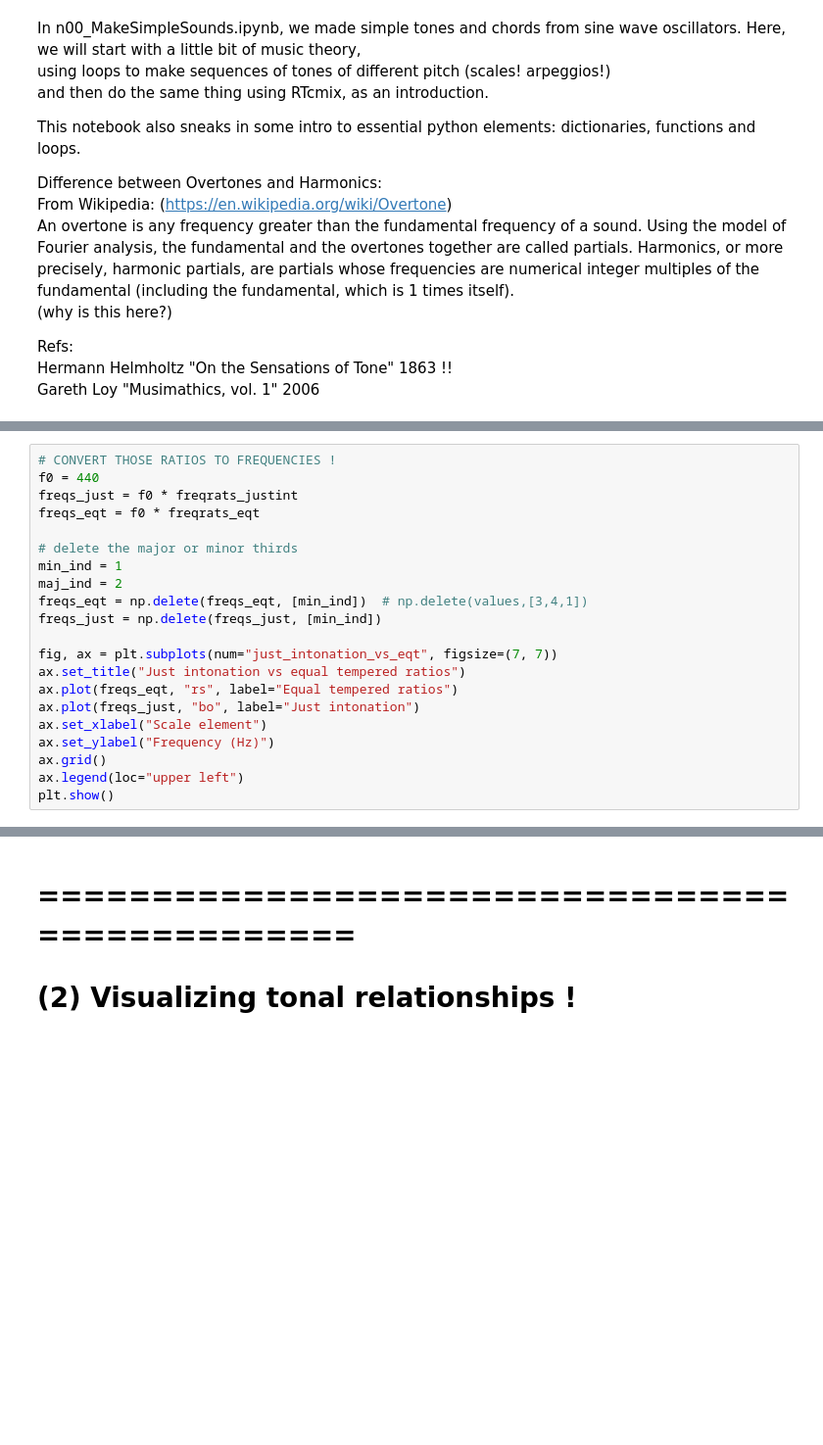
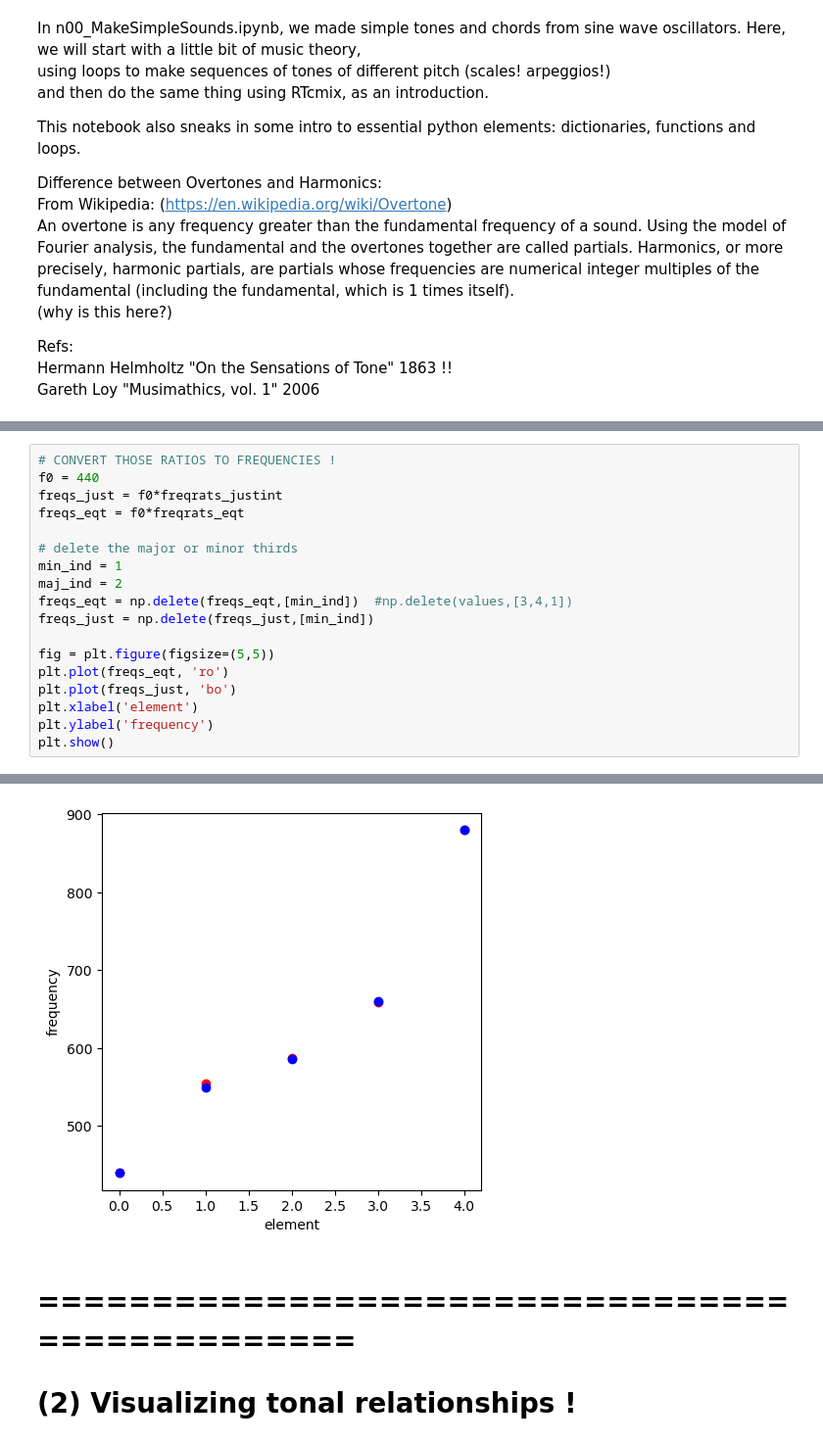
Before and after one commit to benholtzman/datamovies_y21, a Jupyter notebook: notebooks/n02_IntroPitches_noCmix.ipynb, the cells around one changed output, grey strips where cells are left out. Shown at 98% size. Saved outputs shown, nothing was run; the diff lists cells and outputs as text; blank space fills up the shorter version.

```diff
--- a/notebooks/n02_IntroPitches_noCmix.ipynb
+++ b/notebooks/n02_IntroPitches_noCmix.ipynb
@@ -160,22 +151,19 @@ Can we hear the difference?
 # %%
 # CONVERT THOSE RATIOS TO FREQUENCIES !
 f0 = 440
-freqs_just = f0 * freqrats_justint
-freqs_eqt = f0 * freqrats_eqt
+freqs_just = f0*freqrats_justint
+freqs_eqt = f0*freqrats_eqt
 
 # delete the major or minor thirds
 min_ind = 1
 maj_ind = 2
-freqs_eqt = np.delete(freqs_eqt, [min_ind])  # np.delete(values,[3,4,1])
-freqs_just = np.delete(freqs_just, [min_ind])
+freqs_eqt = np.delete(freqs_eqt,[min_ind])  #np.delete(values,[3,4,1])
+freqs_just = np.delete(freqs_just,[min_ind])
 
-fig, ax = plt.subplots(num="just_intonation_vs_eqt", figsize=(7, 7))
-ax.set_title("Just intonation vs equal tempered ratios")
-ax.plot(freqs_eqt, "rs", label="Equal tempered ratios")
-ax.plot(freqs_just, "bo", label="Just intonation")
-ax.set_xlabel("Scale element")
-ax.set_ylabel("Frequency (Hz)")
-ax.grid()
-ax.legend(loc="upper left")
+fig = plt.figure(figsize=(5,5))
+plt.plot(freqs_eqt, 'ro')
+plt.plot(freqs_just, 'bo')
+plt.xlabel('element')
+plt.ylabel('frequency')
 plt.show()
 # %% [output]
@@ -183,3 +170,4 @@ plt.show()
+[figure, added]
 # %% [markdown]
 # ===============================================
 # (2) Visualizing tonal relationships !
```
Also changed, not shown: parts of 21 cells of this notebook, 3 other files.
